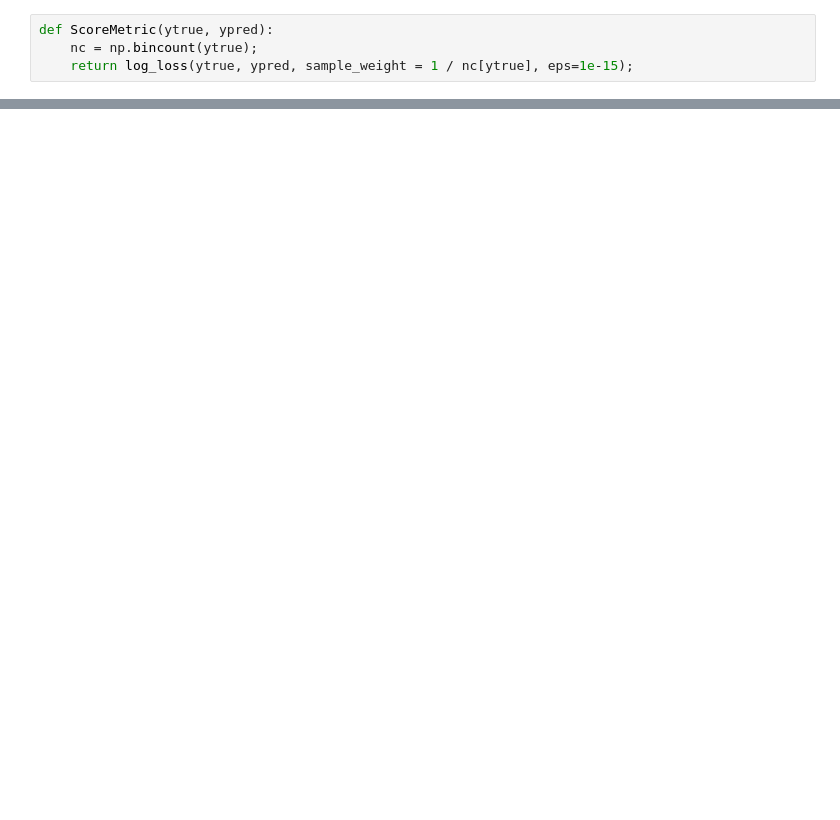
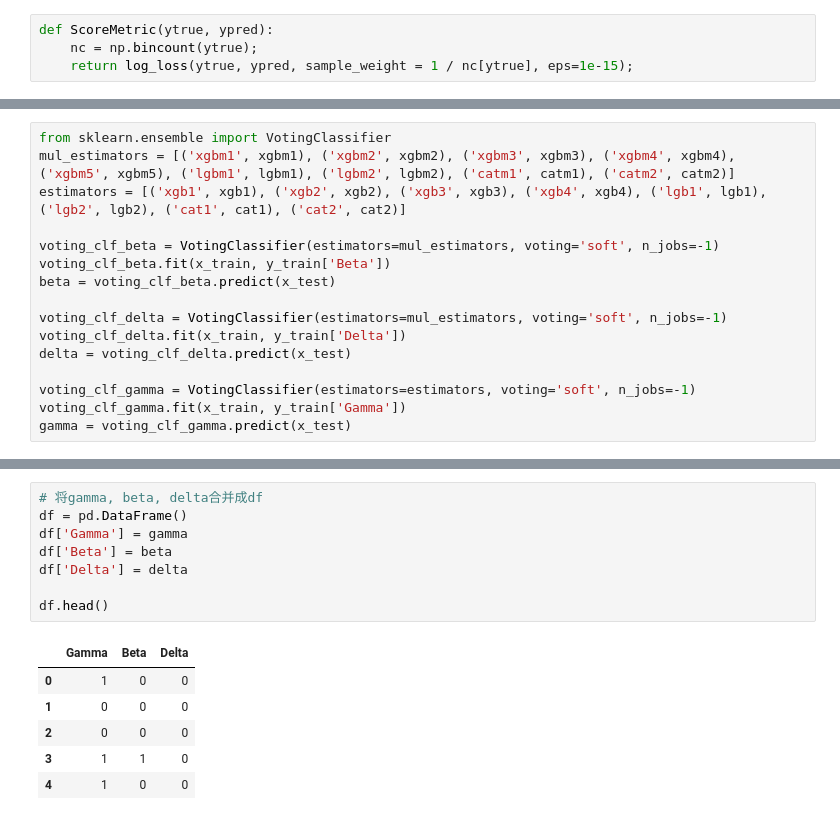
Before and after one commit to CyberPunkYu/Kaggle_ICR, a Jupyter notebook: baseline_secondary.ipynb, the cells around one changed output, grey strips where cells are left out. Saved outputs shown, nothing was run; the diff lists cells and outputs as text; blank space fills up the shorter version.

```diff
--- a/baseline_secondary.ipynb
+++ b/baseline_secondary.ipynb
@@ -365,0 +393,16 @@ lgb_accuracy
+# %%
+from sklearn.ensemble import VotingClassifier
+mul_estimators = [('xgbm1', xgbm1), ('xgbm2', xgbm2), ('xgbm3', xgbm3), ('xgbm4', xgbm4), ('xgbm5', xgbm5), ('lgbm1', lgbm1), ('lgbm2', lgbm2), ('catm1', catm1), ('catm2', catm2)]
+estimators = [('xgb1', xgb1), ('xgb2', xgb2), ('xgb3', xgb3), ('xgb4', xgb4), ('lgb1', lgb1), ('lgb2', lgb2), ('cat1', cat1), ('cat2', cat2)]
+
+voting_clf_beta = VotingClassifier(estimators=mul_estimators, voting='soft', n_jobs=-1)
+voting_clf_beta.fit(x_train, y_train['Beta'])
+beta = voting_clf_beta.predict(x_test)
+
+voting_clf_delta = VotingClassifier(estimators=mul_estimators, voting='soft', n_jobs=-1)
+voting_clf_delta.fit(x_train, y_train['Delta'])
+delta = voting_clf_delta.predict(x_test)
+
+voting_clf_gamma = VotingClassifier(estimators=estimators, voting='soft', n_jobs=-1)
+voting_clf_gamma.fit(x_train, y_train['Gamma'])
+gamma = voting_clf_gamma.predict(x_test)
@@ -365,0 +441,15 @@ lgb_accuracy
+# %%
+# 将gamma, beta, delta合并成df
+df = pd.DataFrame()
+df['Gamma'] = gamma
+df['Beta'] = beta
+df['Delta'] = delta
+
+df.head()
+# %% [output]
+|  | Gamma | Beta | Delta |
+| 0 | 1 | 0 | 0 |
+| 1 | 0 | 0 | 0 |
+| 2 | 0 | 0 | 0 |
+| 3 | 1 | 1 | 0 |
+| 4 | 1 | 0 | 0 |
```
Also changed, not shown: parts of 19 cells of this notebook, 8 other files.
